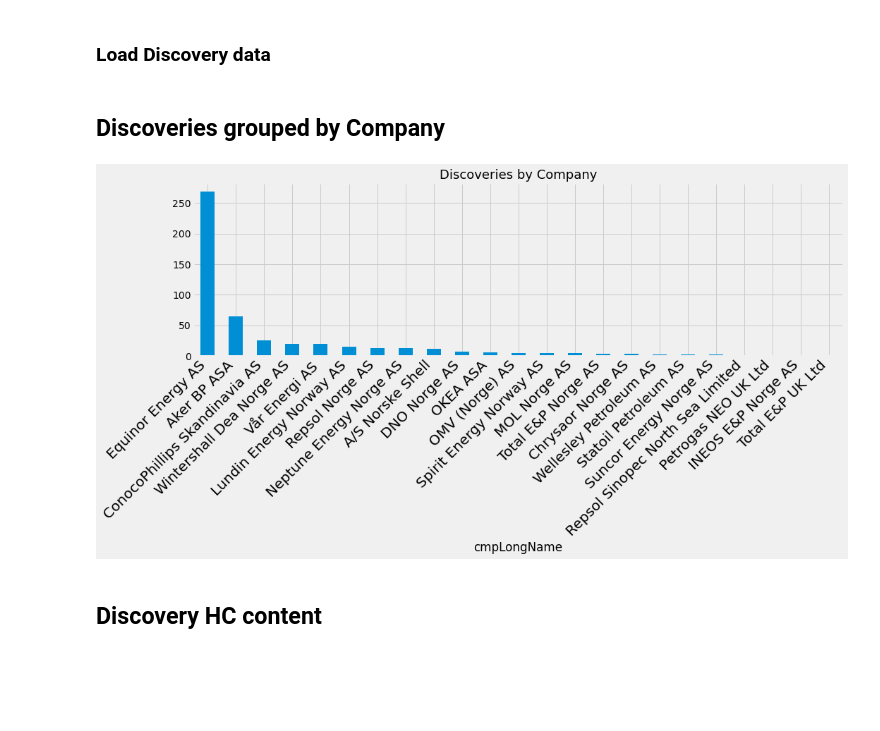
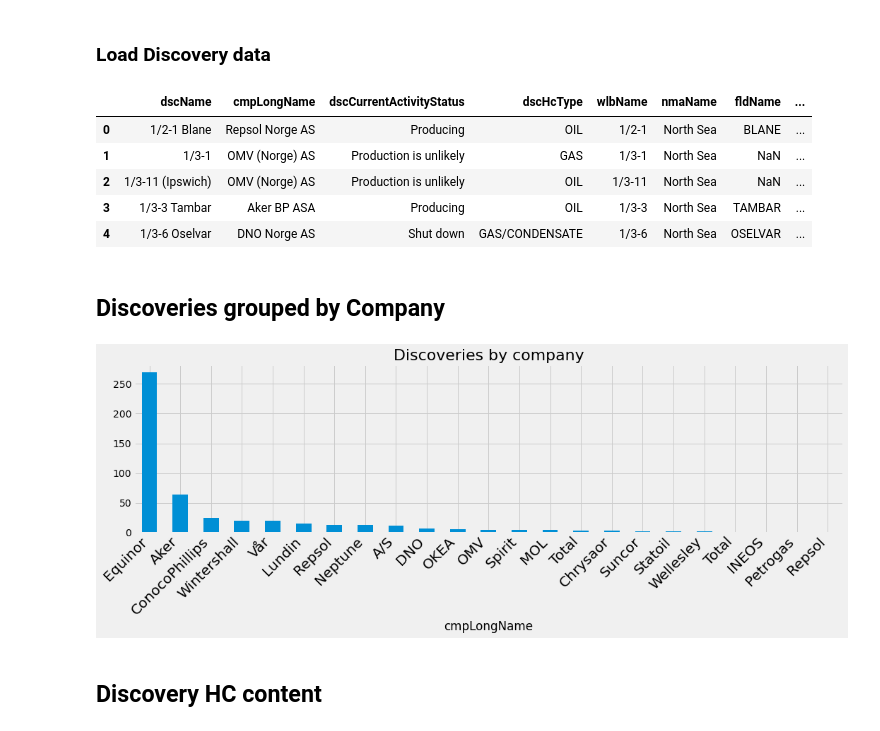
Before and after one commit to ABDunbar/NPD-Visualisation, a Jupyter notebook: npd_links.ipynb, the cells around one changed output. Drawn from its saved outputs; the diff is of its cells as text; code cells hidden in the pictures; blank space fills up the shorter version.

Commit message:
format bar plot name lengths

```diff
--- a/npd_links.ipynb
+++ b/npd_links.ipynb
@@ -294,18 +300,38 @@ See Discovery: Table view: Overview
 # %%
 link_key = 'disc_overview'
 df = load(link_key)
+# %%
+df.head()
+# %% [output]
+|  | dscName | cmpLongName | dscCurrentActivityStatus | dscHcType | wlbName | nmaName | fldName | ... |
+| 0 | 1/2-1 Blane | Repsol Norge AS | Producing | OIL | 1/2-1 | North Sea | BLANE | ... |
+| 1 | 1/3-1 | OMV (Norge) AS | Production is unlikely | GAS | 1/3-1 | North Sea | NaN | ... |
+| 2 | 1/3-11 (Ipswich) | OMV (Norge) AS | Production is unlikely | OIL | 1/3-11 | North Sea | NaN | ... |
+| 3 | 1/3-3 Tambar | Aker BP ASA | Producing | OIL | 1/3-3 | North Sea | TAMBAR | ... |
+| 4 | 1/3-6 Oselvar | DNO Norge AS | Shut down | GAS/CONDENSATE | 1/3-6 | North Sea | OSELVAR | ... |
+# %%
+data = df.cmpLongName.value_counts()
+# %%
+# Format label strings to only show first word in Company long name
+labels = data.index
+labelf = [f'{label.split()[0]}' for label in labels]
+
+data = df.groupby('cmpLongName').size().sort_values(ascending=False)
 # %% [markdown]
 ## Discoveries grouped by Company
 # %%
-data = df.groupby('cmpLongName').size().sort_values(ascending=False)
-data.plot(kind='bar', figsize=(15,8), title='Company Discoveries')
+fig, ax = plt.subplots(figsize=(15, 6), tight_layout=True)
+data.plot(kind='bar')
+ax.xaxis.set_ticklabels(labelf)
 plt.xticks(rotation=45, horizontalalignment='right', fontweight='light', fontsize='x-large',)
-plt.title('Discoveries by Company', fontsize=18)
+plt.title('Discoveries by company', fontsize=22)
+#plt.gca().get_xticklabels()[select-1].set_color('red')
+#plt.savefig('./figures/Field_licensees.png')
 plt.tight_layout()
 plt.savefig("./figures/discovery_ov.png")
 plt.show()
 # %% [output]
-[figure, old version]
+[figure, new version]
 # %%
 def absolute_value(val):
     a  = int(np.round(val/100.*(df.groupby('dscHcType').size()).sum(), 0))
```
Also changed, not shown: parts of 8 cells of this notebook.
